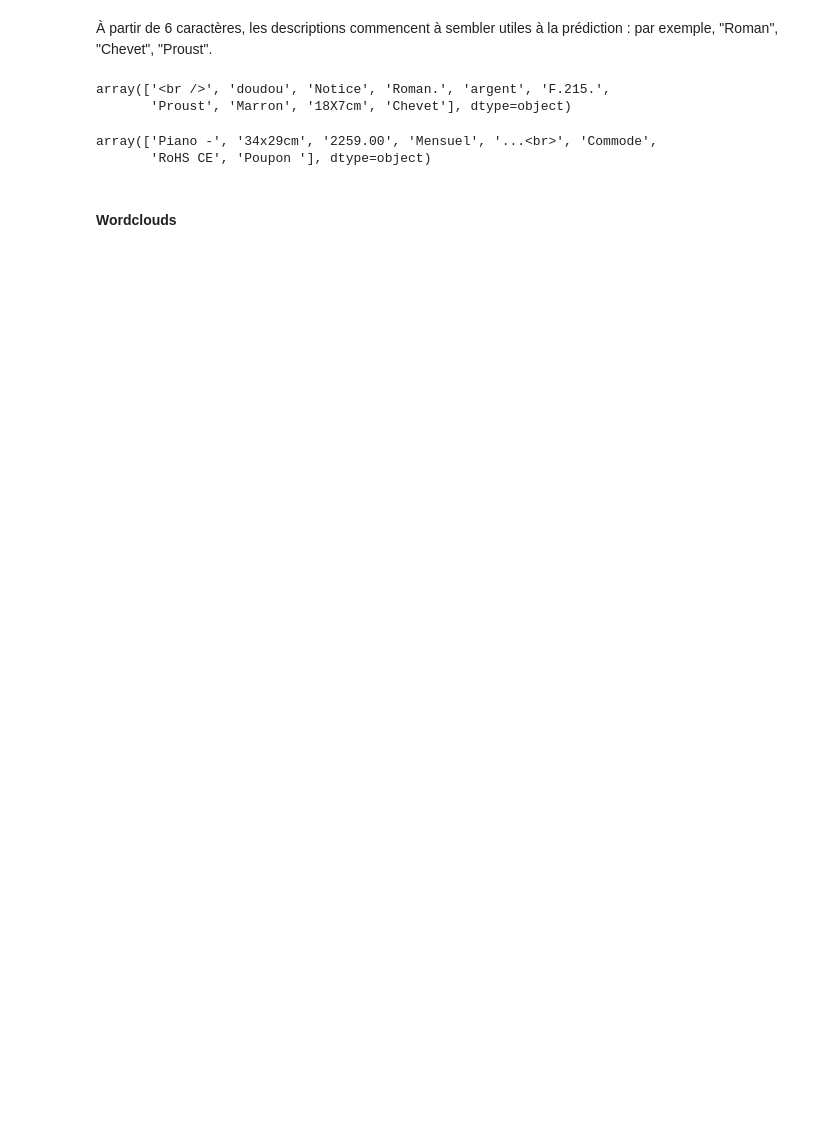
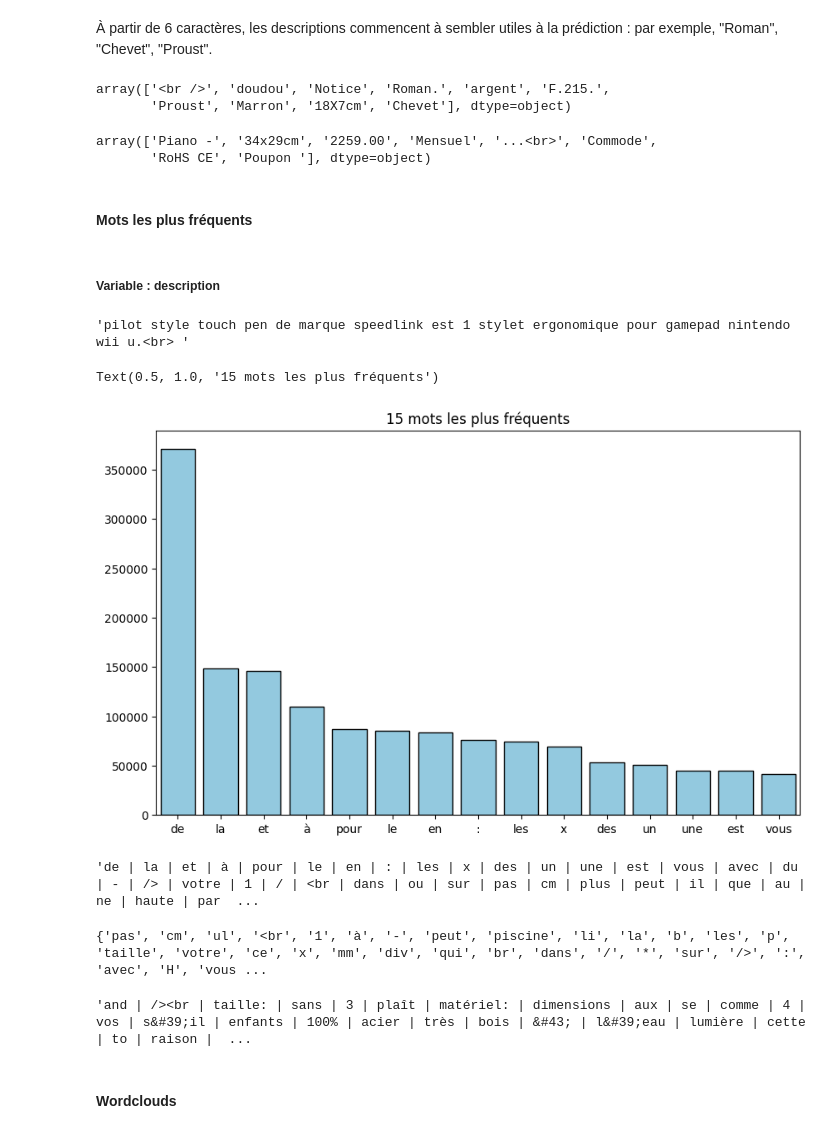
Before and after one commit to Kelorastus/Rakuten, a Jupyter notebook: data_exploration/Valentin.ipynb, the cells around one changed output. Saved outputs shown, nothing was run; the diff lists cells and outputs as text; code cells hidden in the pictures; blank space fills up the shorter version.

```diff
--- a/data_exploration/Valentin.ipynb
+++ b/data_exploration/Valentin.ipynb
@@ -172,5 +172,46 @@ X.description.dropna()[X.description.dropna().apply(len) == 7].unique()
 # %% [output]
 array(['Piano -', '34x29cm', '2259.00', 'Mensuel', '...<br>', 'Commode',
        'RoHS CE', 'Poupon '], dtype=object)
+# %% [markdown]
+#### Mots les plus fréquents
+# %% [markdown]
+##### Variable : description
+# %%
+text = ' '.join(X.description.dropna().str.lower())
+text[:100]
+# %% [output]
+'pilot style touch pen de marque speedlink est 1 stylet ergonomique pour gamepad nintendo wii u.<br> '
+# %%
+from collections import Counter
+import seaborn as sns
+
+dico = Counter(text.split())
+mots = [m[0] for m in dico.most_common(15)]
+freq = [m[1] for m in dico.most_common(15)]
+
+plt.figure(figsize= (10,6))
+sns.barplot(x=mots, y=freq, color='skyblue', edgecolor='black')
+plt.title('15 mots les plus fréquents')
+# %% [output]
+Text(0.5, 1.0, '15 mots les plus fréquents')
+[figure, added]
+# %%
+mots = [m[0] for m in dico.most_common(50)]
+' | '.join(mots)
+# %% [output]
+'de | la | et | à | pour | le | en | : | les | x | des | un | une | est | vous | avec | du | - | /> | votre | 1 | / | <br | dans | ou | sur | pas | cm | plus | peut | il | que | au | ne | haute | par  ...
+# %%
+# Initialiser la variable des mots vides
+stop_words = set('p br li ul cm mm X A b H div'.split())
+stop_words |= set(mots)
+print(stop_words)
+# %% [output]
+{'pas', 'cm', 'ul', '<br', '1', 'à', '-', 'peut', 'piscine', 'li', 'la', 'b', 'les', 'p', 'taille', 'votre', 'ce', 'x', 'mm', 'div', 'qui', 'br', 'dans', '/', '*', 'sur', '/>', ':', 'avec', 'H', 'vous ...
+# %%
+# Mots les plus fréquents : du 50 au 350ème
+mots = [m[0] for m in dico.most_common(350)]
+' | '.join(mots[50:])
+# %% [output]
+'and | /><br | taille: | sans | 3 | plaît | matériel: | dimensions | aux | se | comme | 4 | vos | s&#39;il | enfants | 100% | acier | très | bois | &#43; | l&#39;eau | lumière | cette | to | raison |  ...
 # %% [markdown]
 #### Wordclouds
```
Also changed, not shown: parts of 15 cells of this notebook.
